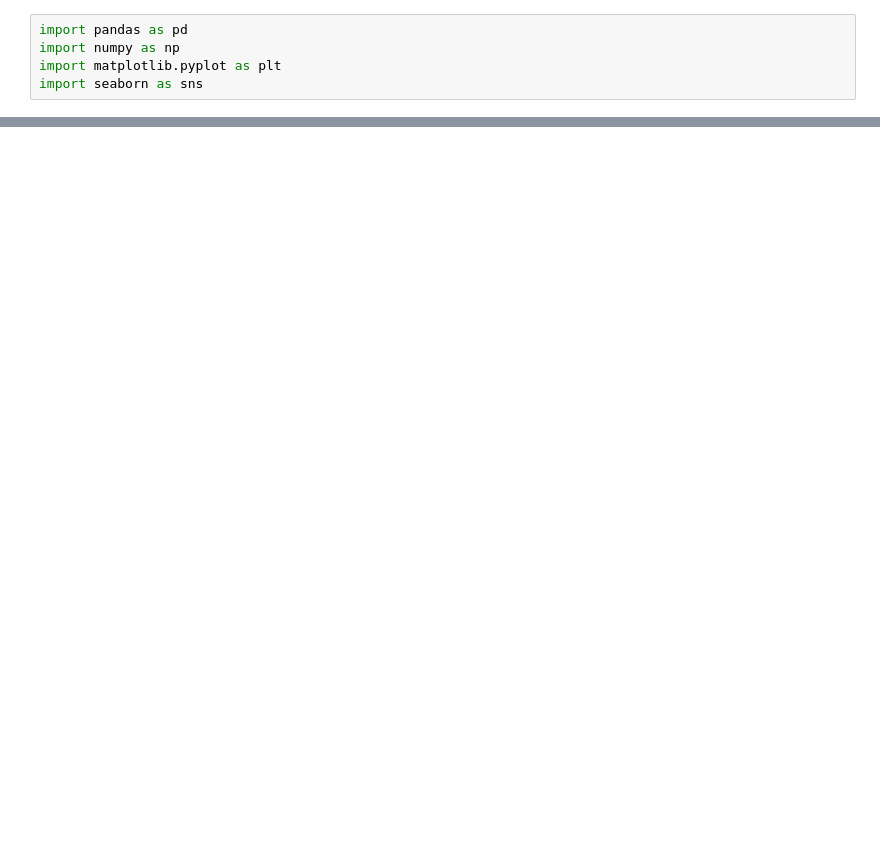
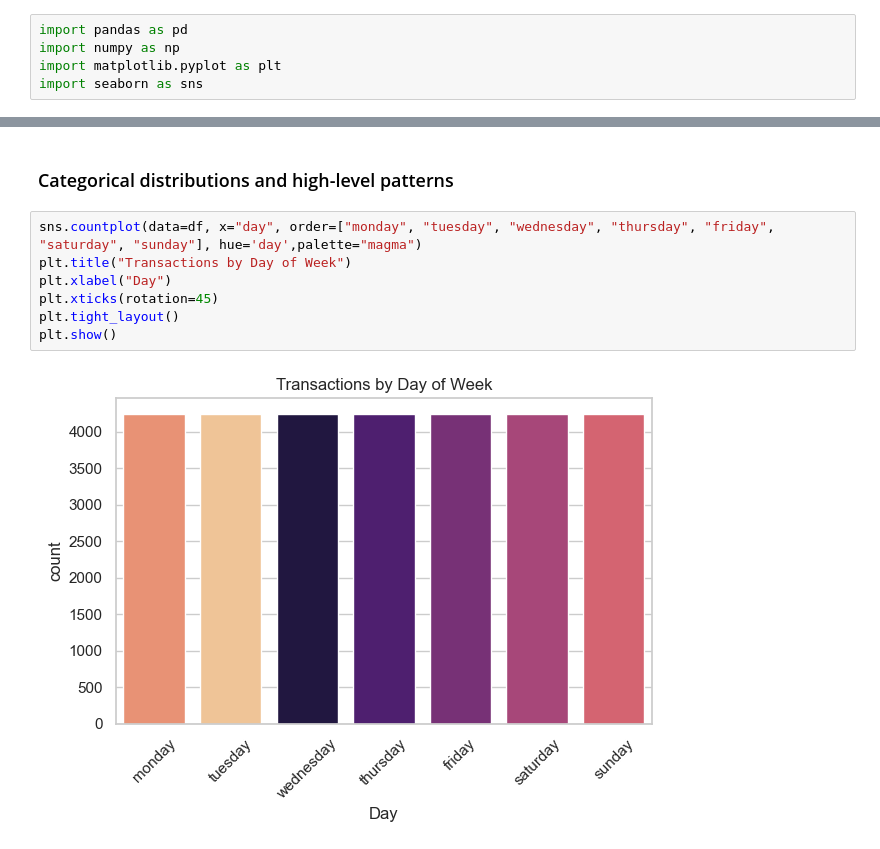
Before and after one commit to AryanJadhav15/ml-atm_cash_demand_predictor-2026, a Jupyter notebook: src/notebooks/EDA_atm_transactions.ipynb, the cells around one changed output, grey strips where cells are left out. Saved outputs shown, nothing was run; the diff lists cells and outputs as text; blank space fills up the shorter version.

```diff
--- a/src/notebooks/EDA_atm_transactions.ipynb
+++ b/src/notebooks/EDA_atm_transactions.ipynb
@@ -19,0 +145,11 @@ df.shape
+# %% [markdown]
+### Categorical distributions and high-level patterns
+# %%
+sns.countplot(data=df, x="day", order=["monday", "tuesday", "wednesday", "thursday", "friday", "saturday", "sunday"], hue='day',palette="magma")
+plt.title("Transactions by Day of Week")
+plt.xlabel("Day")
+plt.xticks(rotation=45)
+plt.tight_layout()
+plt.show()
+# %% [output]
+[figure, added]
```
Also changed, not shown: parts of 20 cells of this notebook, 7 other files.
